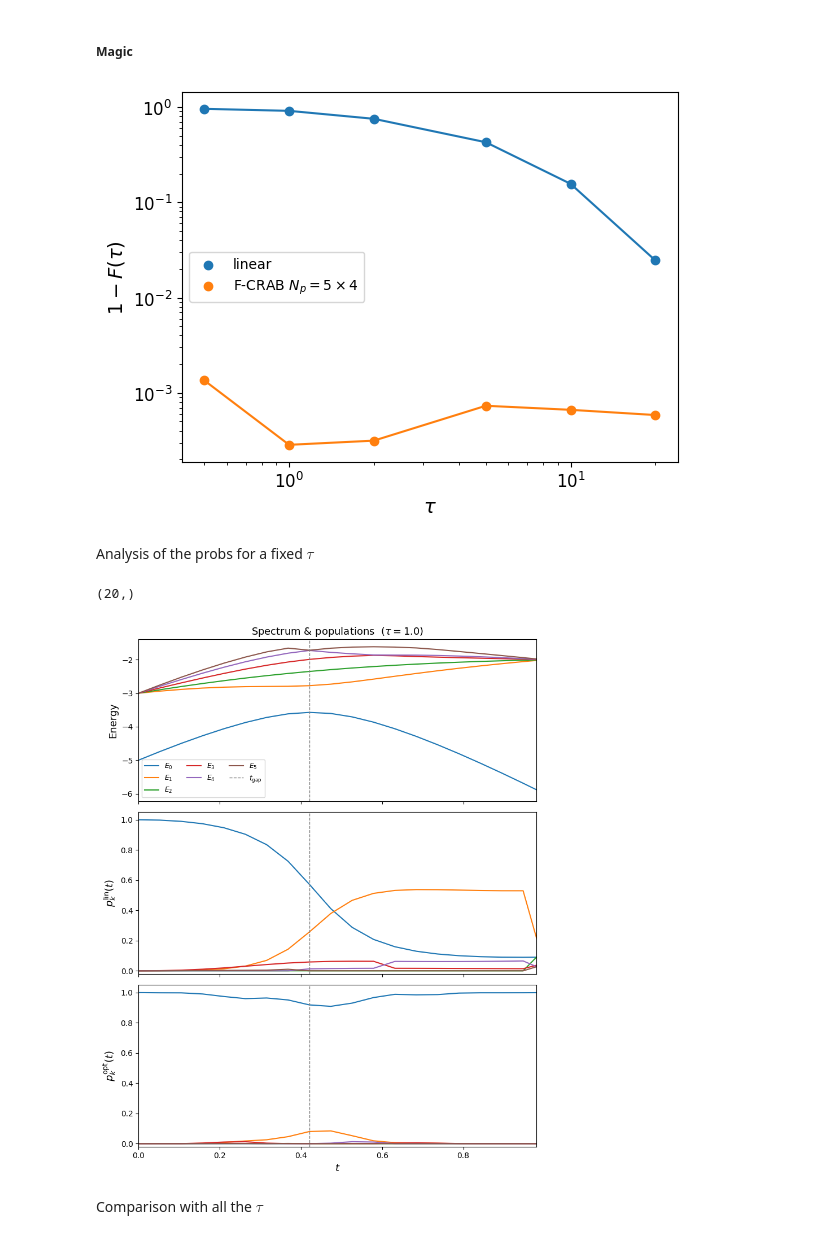
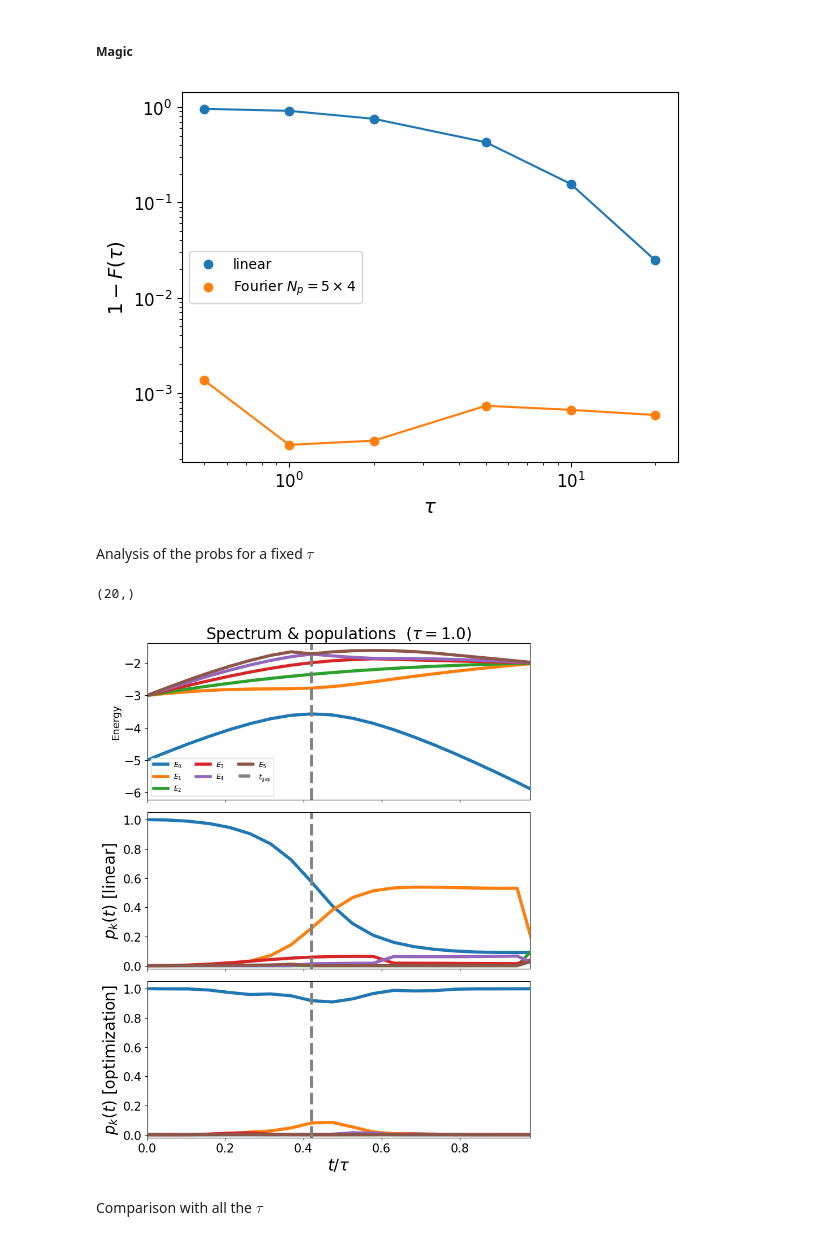
Before and after one commit to emacosta95/Magic4Annealing, a Jupyter notebook: Results.ipynb, the cells around one changed output. Saved outputs shown, nothing was run; the diff lists cells and outputs as text; code cells hidden in the pictures.

```diff
--- a/Results.ipynb
+++ b/Results.ipynb
@@ -241,7 +241,7 @@ plt.plot(
     1 - np.asarray(fidelities_opt),
 )
 plt.scatter(
-    taus, 1 - np.asarray(fidelities_opt), label=r"F-CRAB $N_p=5 \times 4$", color="C1"
+    taus, 1 - np.asarray(fidelities_opt), label=r"Fourier $N_p=5 \times 4$", color="C1"
 )
 plt.xlabel(r"$\tau$", fontsize=14)
 plt.ylabel(r"$1-F(\tau)$", fontsize=14)
@@ -251,7 +251,7 @@ plt.tick_params(labelsize=12)
 plt.legend()
 plt.show()
 # %% [output]
-[figure, old version]
+[figure, new version]
 # %% [markdown]
 Analysis of the probs for a fixed $\tau$
 # %%
@@ -278,44 +278,49 @@ fig, axes = plt.subplots(3, 1, figsize=(8, 10), sharex=True)
 # ── top: energy spectrum ───────────────────────────────────────────────────────
 ax = axes[0]
 for k in range(nlevels):
     ax.plot(
-        time / taus[idx_tau], spectrum[:, k], color=colors[k], lw=1.5, label=labels[k]
+        time / taus[idx_tau], spectrum[:, k], color=colors[k], lw=4, label=labels[k]
     )
-ax.axvline(t_gap / taus[idx_tau], color="gray", ls="--", lw=1, label=r"$t_{\rm gap}$")
+ax.axvline(t_gap / taus[idx_tau], color="gray", ls="--", lw=4, label=r"$t_{\rm gap}$")
 ax.set_ylabel("Energy", fontsize=13)
 ax.legend(ncol=3, fontsize=9)
-ax.set_title(rf"Spectrum & populations  ($\tau={r['tau']:.1f}$)", fontsize=13)
+ax.set_title(rf"Spectrum & populations  ($\tau={r['tau']:.1f}$)", fontsize=20)
 ax.set_xlim([0, 0.98])
+ax.tick_params(labelsize=15)
+
 # ── middle: populations — linear ───────────────────────────────────────────────
 ax = axes[1]
 for k in range(nlevels):
     ax.plot(
-        time / taus[idx_tau], probs_lin[:, k], color=colors[k], lw=1.5, label=labels[k]
+        time / taus[idx_tau], probs_lin[:, k], color=colors[k], lw=4, label=labels[k]
     )
-ax.axvline(t_gap / taus[idx_tau], color="gray", ls="--", lw=1)
-ax.set_ylabel(r"$p_k^{\rm lin}(t)$", fontsize=13)
+ax.axvline(t_gap / taus[idx_tau], color="gray", ls="--", lw=4)
+ax.set_ylabel(r"$p_k(t)$ [linear]", fontsize=20)
 ax.set_ylim(-0.02, 1.05)
 ax.set_xlim([0, 0.98])
+ax.tick_params(labelsize=15)
 # ── bottom: populations — optimal control ──────────────────────────────────────
 ax = axes[2]
 for k in range(nlevels):
     ax.plot(
         (time) / taus[idx_tau],
         probs_opt[:, k],
         color=colors[k],
-        lw=1.5,
+        lw=4,
         label=labels[k],
     )
-ax.axvline(t_gap / taus[idx_tau], color="gray", ls="--", lw=1)
-ax.set_ylabel(r"$p_k^{\rm opt}(t)$", fontsize=13)
+ax.axvline(t_gap / taus[idx_tau], color="gray", ls="--", lw=4)
+ax.set_ylabel(r"$p_k(t)$ [optimization]", fontsize=20)
 ax.set_ylim(-0.02, 1.05)
-ax.set_xlabel(r"$t$", fontsize=13)
+ax.set_xlabel(r"$t/\tau$", fontsize=20)
 ax.set_xlim([0, 0.98])
+ax.tick_params(labelsize=15)
+
 plt.tight_layout()
 plt.show()
 # %% [output]
 (20,)
-[figure, old version]
+[figure, new version]
 # %% [markdown]
 Comparison with all the $\tau$
 # %%
```
Also changed, not shown: parts of 25 cells of this notebook, 15 other files.
